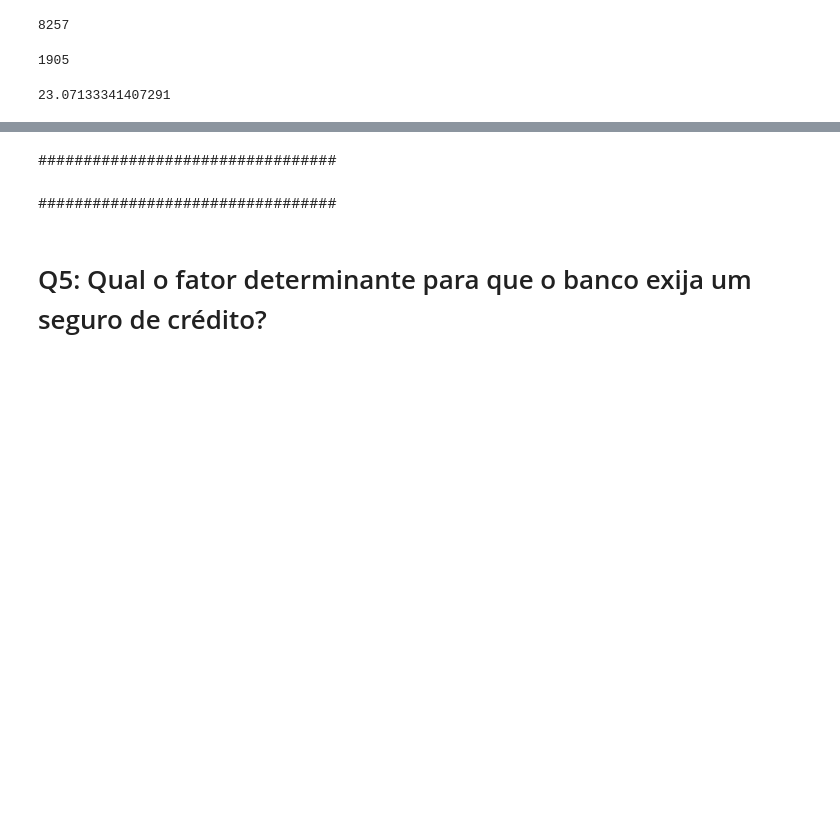
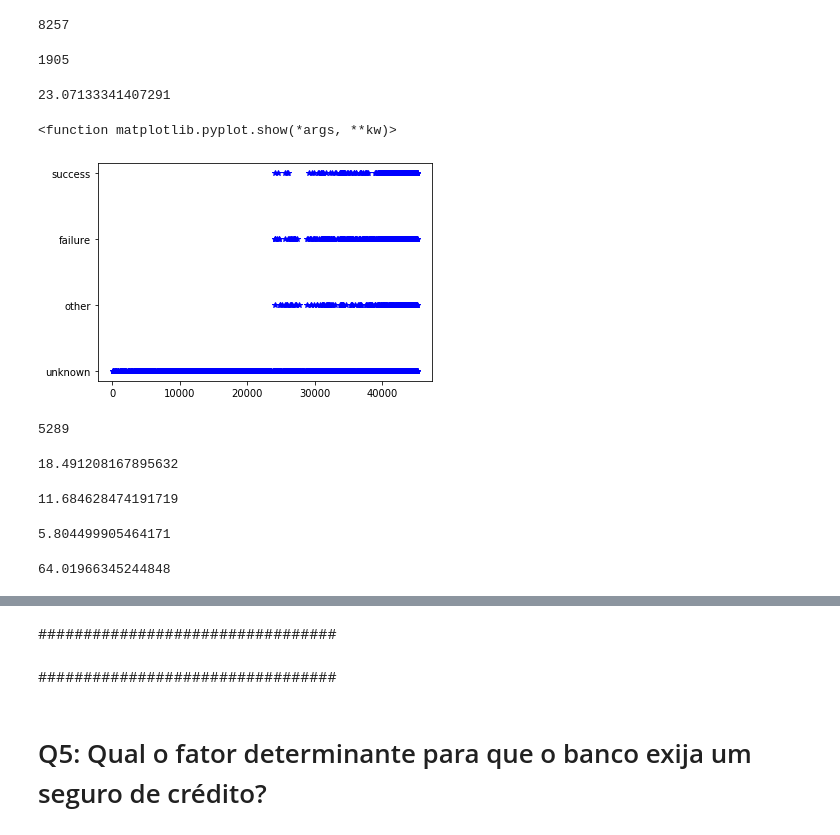
Before and after one commit to sanchobuendia/Test_Semantix, a Jupyter notebook: Test_Semantix.ipynb, the cells around one changed output, grey strips where cells are left out. Saved outputs shown, nothing was run; the diff lists cells and outputs as text; code cells hidden in the pictures; blank space fills up the shorter version.

```diff
--- a/Test_Semantix.ipynb
+++ b/Test_Semantix.ipynb
@@ -228,4 +232,30 @@ sum(yes.previous > 0)
 (sum(yes.previous > 0)/sum(train.previous > 0))*100
 # %% [output]
 23.07133341407291
+# %%
+plt.plot(yes.poutcome,'b*')
+plt.show
+# %% [output]
+<function matplotlib.pyplot.show(*args, **kw)>
+[figure, added]
+# %%
+len(yes)
+# %% [output]
+5289
+# %%
+(sum(yes.poutcome == 'success')/len(yes))*100
+# %% [output]
+18.491208167895632
+# %%
+(sum(yes.poutcome == 'failure')/len(yes))*100
+# %% [output]
+11.684628474191719
+# %%
+(sum(yes.poutcome == 'other')/len(yes))*100
+# %% [output]
+5.804499905464171
+# %%
+(sum(yes.poutcome == 'unknown')/len(yes))*100
+# %% [output]
+64.01966345244848
 # %% [markdown]
```
Also changed, not shown: parts of 10 cells of this notebook.
